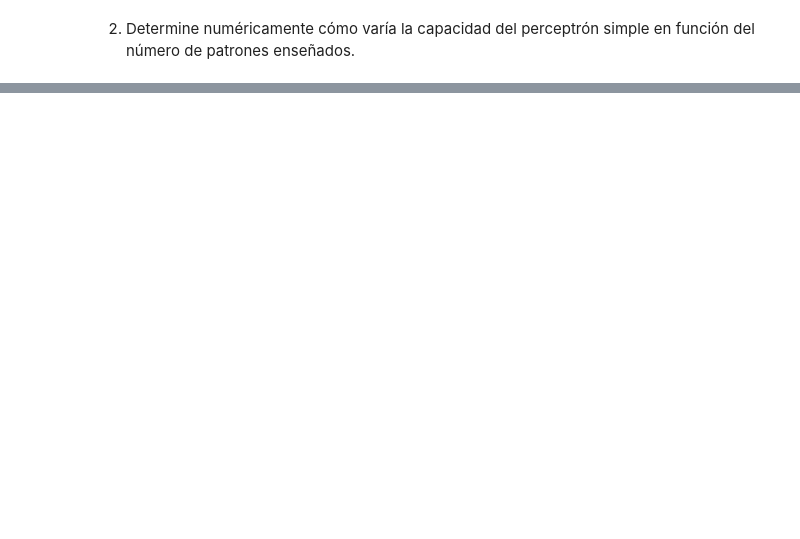
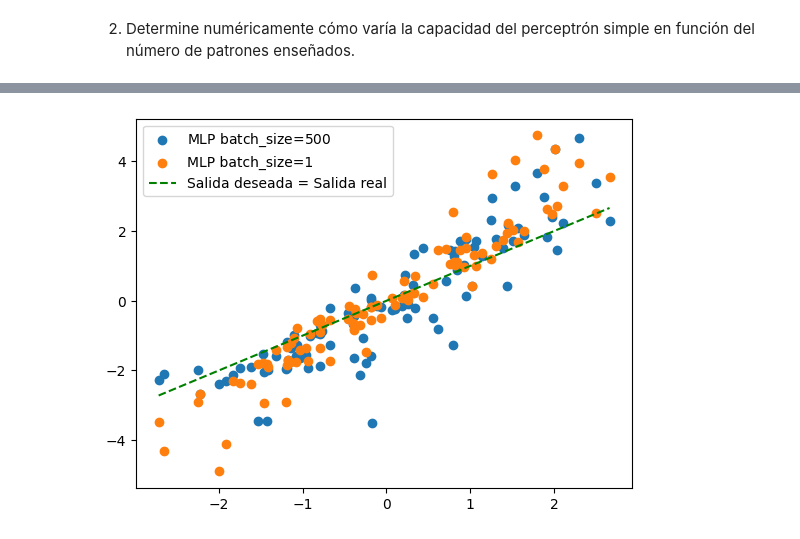
Before and after one commit to jstejman/Redes-Neuronales, a Jupyter notebook: tp2/tp2.ipynb, the cells around one changed output, grey strips where cells are left out. Drawn from its saved outputs; the diff is of its cells as text; code cells hidden in the pictures; blank space fills up the shorter version.

```diff
--- a/tp2/tp2.ipynb
+++ b/tp2/tp2.ipynb
@@ -398,0 +401,11 @@ mlp4.fit_with_graph_vs_test(vectores_train, y_train, vectores_test, y_test, min_
+# %%
+ypred3 = mlp3.predict(vectores_test)
+ypred4 = mlp4.predict(vectores_test)
+
+plt.scatter(y_test, ypred3, label=f'MLP batch_size=${cantidad_vectores}$')
+plt.scatter(y_test, ypred4, label='MLP batch_size=1')
+plt.plot([y_test.min(), y_test.max()], [y_test.min(), y_test.max()], 'g--', label='Salida deseada = Salida real')
+plt.legend()
+plt.show()
+# %% [output]
+[figure, added]
```
Also changed, not shown: parts of 17 cells of this notebook, 7 other files.
